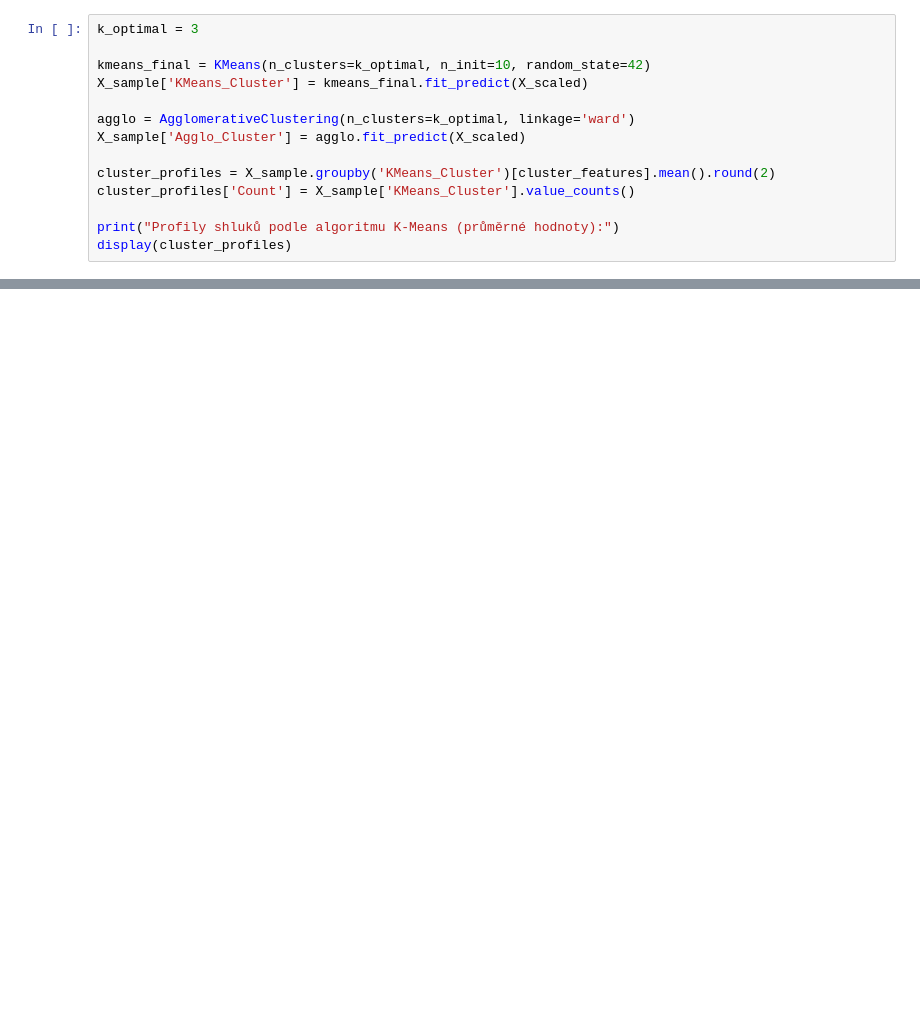
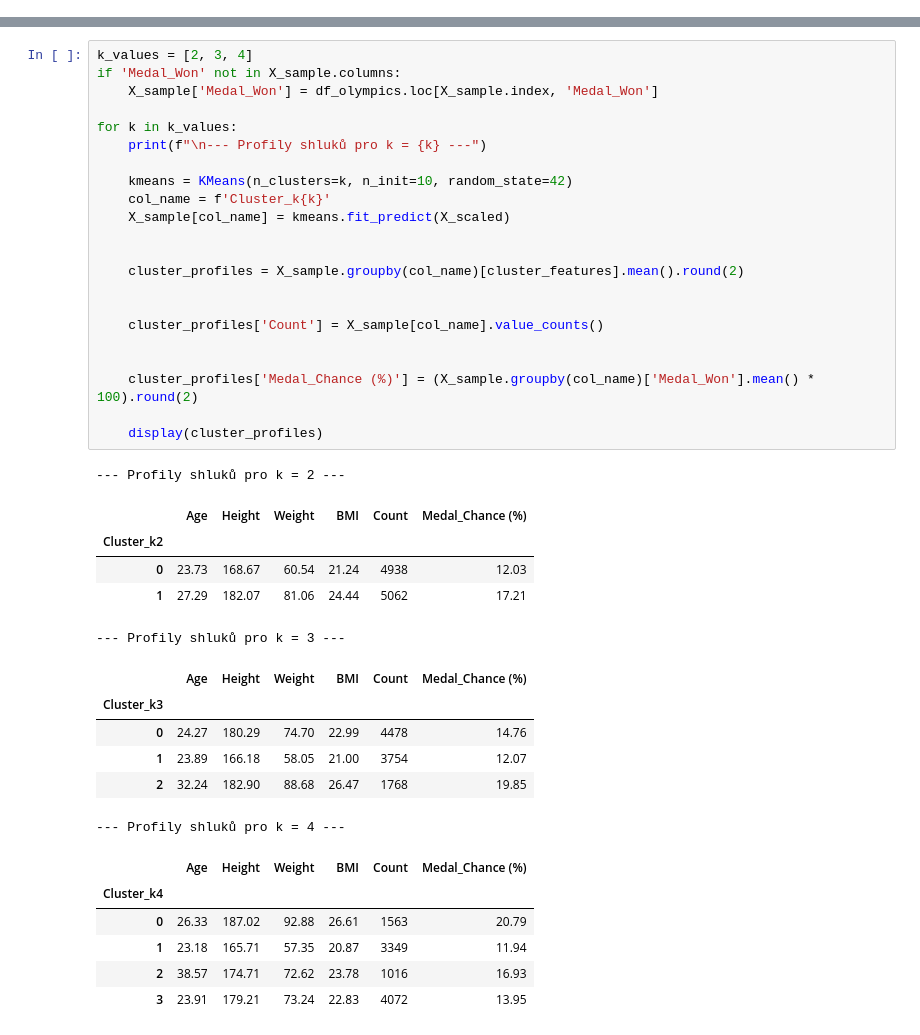
Before and after one commit to NEU0127/ZSUProjekt, a Jupyter notebook: ZSUProjektPart1.ipynb, the cells around one changed output, grey strips where cells are left out. Saved outputs shown, nothing was run; the diff lists cells and outputs as text; blank space fills up the shorter version.

```diff
--- a/ZSUProjektPart1.ipynb
+++ b/ZSUProjektPart1.ipynb
@@ -146,14 +143,0 @@ Graf loktové metody (Inertia) ukazuje postupné klesání hodnot vnitroshlukov
-# %%
-k_optimal = 3
-
-kmeans_final = KMeans(n_clusters=k_optimal, n_init=10, random_state=42)
-X_sample['KMeans_Cluster'] = kmeans_final.fit_predict(X_scaled)
-
-agglo = AgglomerativeClustering(n_clusters=k_optimal, linkage='ward')
-X_sample['Agglo_Cluster'] = agglo.fit_predict(X_scaled)
-
-cluster_profiles = X_sample.groupby('KMeans_Cluster')[cluster_features].mean().round(2)
-cluster_profiles['Count'] = X_sample['KMeans_Cluster'].value_counts()
-
-print("Profily shluků podle algoritmu K-Means (průměrné hodnoty):")
-display(cluster_profiles)
@@ -193,0 +147,41 @@ Z dat jasně vyplývá, že fyziologický profil koreluje s pravděpodobností z
+# %%
+k_values = [2, 3, 4]
+if 'Medal_Won' not in X_sample.columns:
+    X_sample['Medal_Won'] = df_olympics.loc[X_sample.index, 'Medal_Won']
+
+for k in k_values:
+    print(f"\n--- Profily shluků pro k = {k} ---")
+
+    kmeans = KMeans(n_clusters=k, n_init=10, random_state=42)
+    col_name = f'Cluster_k{k}'
+    X_sample[col_name] = kmeans.fit_predict(X_scaled)
+
+
+    cluster_profiles = X_sample.groupby(col_name)[cluster_features].mean().round(2)
+
+
+    cluster_profiles['Count'] = X_sample[col_name].value_counts()
+
+
+    cluster_profiles['Medal_Chance (%)'] = (X_sample.groupby(col_name)['Medal_Won'].mean() * 100).round(2)
+
+    display(cluster_profiles)
+# %% [output]
+--- Profily shluků pro k = 2 ---
+|  | Age | Height | Weight | BMI | Count | Medal_Chance (%) |
+| Cluster_k2 |  |  |  |  |  |  |
+| 0 | 23.73 | 168.67 | 60.54 | 21.24 | 4938 | 12.03 |
+| 1 | 27.29 | 182.07 | 81.06 | 24.44 | 5062 | 17.21 |
+--- Profily shluků pro k = 3 ---
+|  | Age | Height | Weight | BMI | Count | Medal_Chance (%) |
+| Cluster_k3 |  |  |  |  |  |  |
+| 0 | 24.27 | 180.29 | 74.70 | 22.99 | 4478 | 14.76 |
+| 1 | 23.89 | 166.18 | 58.05 | 21.00 | 3754 | 12.07 |
+| 2 | 32.24 | 182.90 | 88.68 | 26.47 | 1768 | 19.85 |
+--- Profily shluků pro k = 4 ---
+|  | Age | Height | Weight | BMI | Count | Medal_Chance (%) |
+| Cluster_k4 |  |  |  |  |  |  |
+| 0 | 26.33 | 187.02 | 92.88 | 26.61 | 1563 | 20.79 |
+| 1 | 23.18 | 165.71 | 57.35 | 20.87 | 3349 | 11.94 |
+| 2 | 38.57 | 174.71 | 72.62 | 23.78 | 1016 | 16.93 |
+| 3 | 23.91 | 179.21 | 73.24 | 22.83 | 4072 | 13.95 |
```
Also changed, not shown: parts of 22 cells of this notebook.
